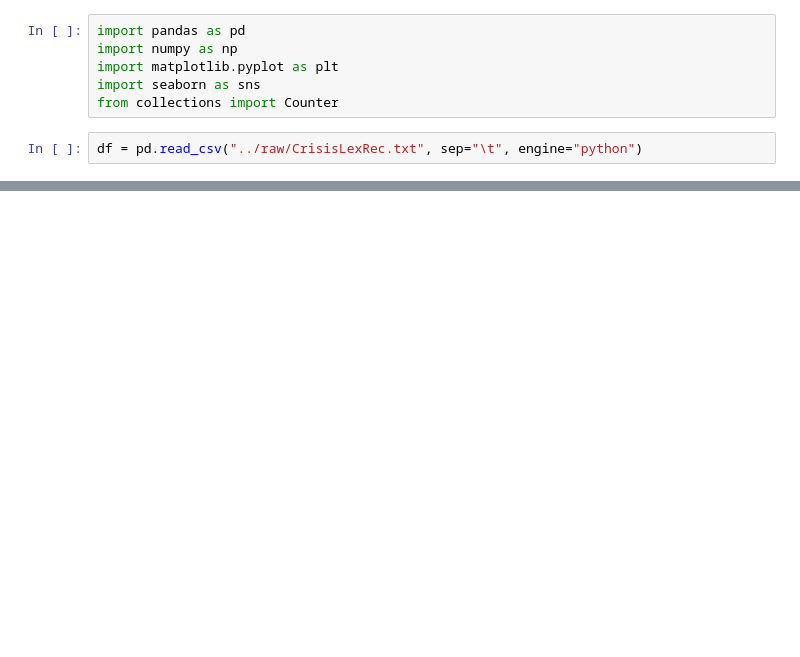
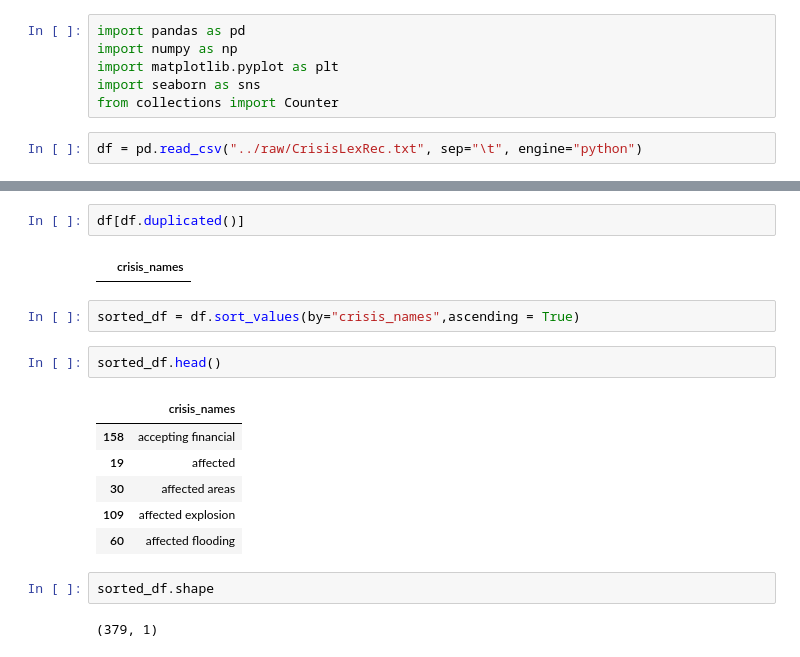
Before and after one commit to gitcrusher/EmergencyQ, a Jupyter notebook: dataset/notebooks/crisis.ipynb, the cells around one changed output, grey strips where cells are left out. Drawn from its saved outputs; the diff is of its cells as text; blank space fills up the shorter version.

```diff
--- a/dataset/notebooks/crisis.ipynb
+++ b/dataset/notebooks/crisis.ipynb
@@ -17,0 +18,19 @@ df.head()
+# %%
+df[df.duplicated()]
+# %% [output]
+|  | crisis_names |
+# %%
+sorted_df = df.sort_values(by="crisis_names",ascending = True)
+# %%
+sorted_df.head()
+# %% [output]
+|  | crisis_names |
+| 158 | accepting financial |
+| 19 | affected |
+| 30 | affected areas |
+| 109 | affected explosion |
+| 60 | affected flooding |
+# %%
+sorted_df.shape
+# %% [output]
+(379, 1)
```
Also changed, not shown: parts of 1 cell of this notebook, 2 other files.
